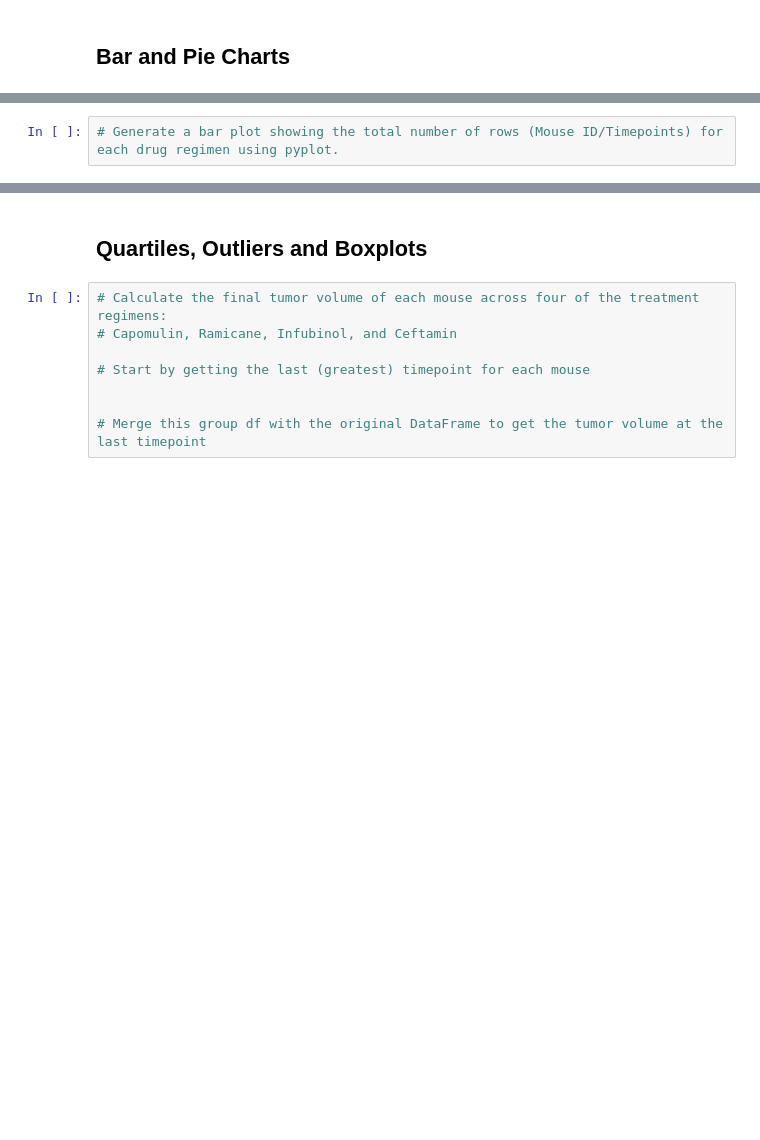
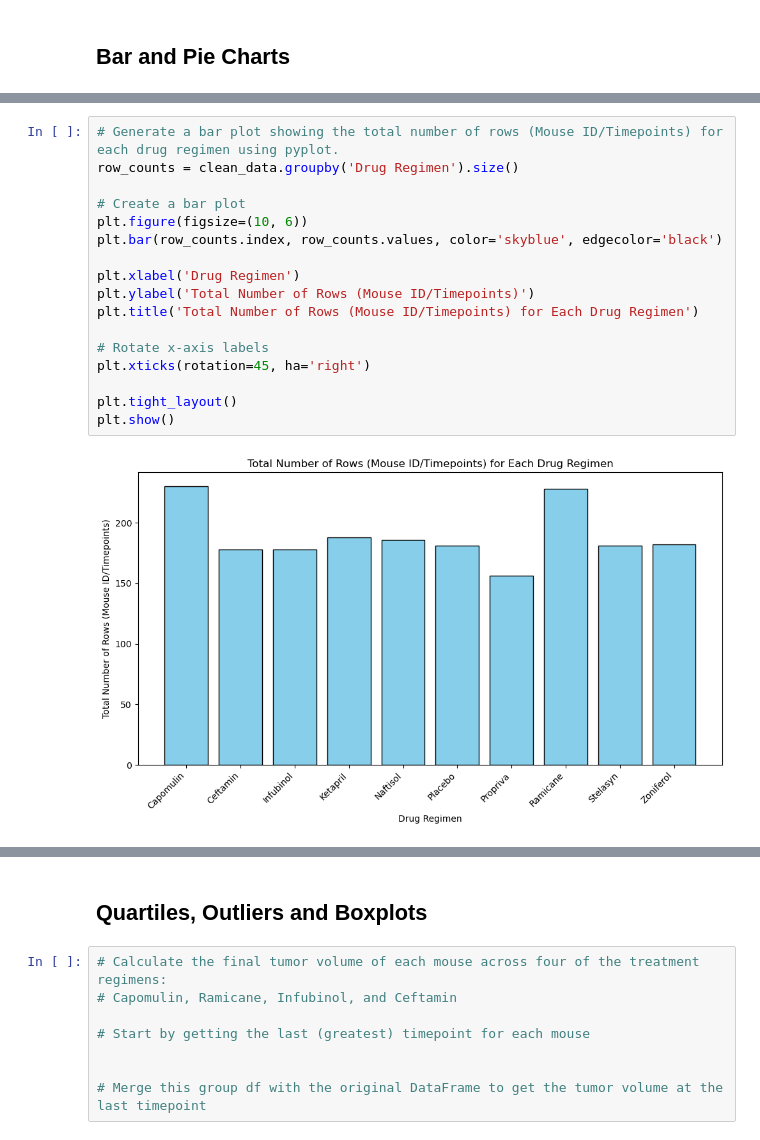
Before and after one commit to mascee/Challenge-5-Pymaceuticals, a Jupyter notebook: Challenge5_Pymaceuticals.ipynb, the cells around one changed output, grey strips where cells are left out. Drawn from its saved outputs; the diff is of its cells as text; blank space fills up the shorter version.

```diff
--- a/Challenge5_Pymaceuticals.ipynb
+++ b/Challenge5_Pymaceuticals.ipynb
@@ -91,2 +195,19 @@ data_complete.nunique()
-# %%
-# Generate a bar plot showing the total number of rows (Mouse ID/Timepoints) for each drug regimen using pyplot.
+# %%
+# Generate a bar plot showing the total number of rows (Mouse ID/Timepoints) for each drug regimen using pyplot.
+row_counts = clean_data.groupby('Drug Regimen').size()
+
+# Create a bar plot
+plt.figure(figsize=(10, 6))
+plt.bar(row_counts.index, row_counts.values, color='skyblue', edgecolor='black')
+
+plt.xlabel('Drug Regimen')
+plt.ylabel('Total Number of Rows (Mouse ID/Timepoints)')
+plt.title('Total Number of Rows (Mouse ID/Timepoints) for Each Drug Regimen')
+
+# Rotate x-axis labels
+plt.xticks(rotation=45, ha='right')
+
+plt.tight_layout()
+plt.show()
+# %% [output]
+[figure, added]
```
Also changed, not shown: parts of 16 cells of this notebook.
